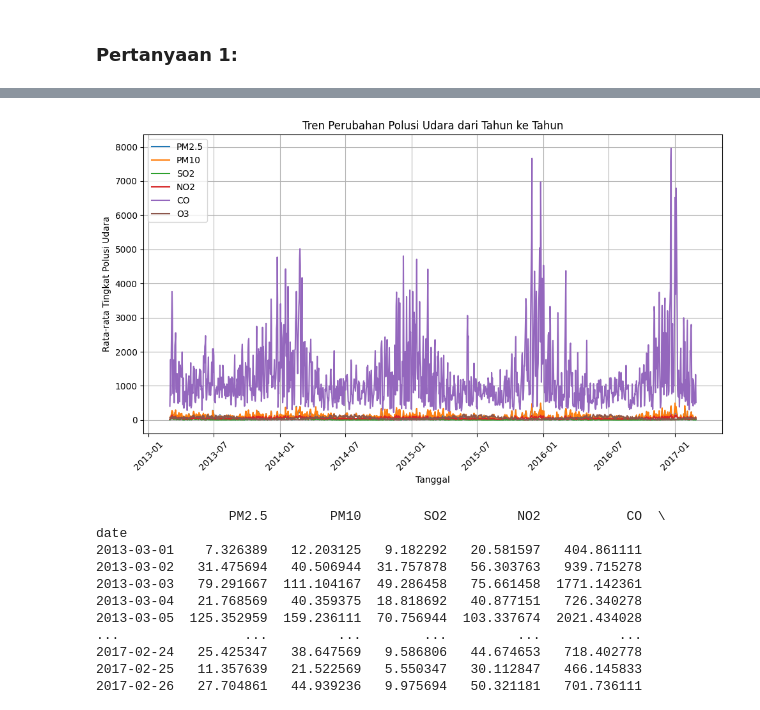
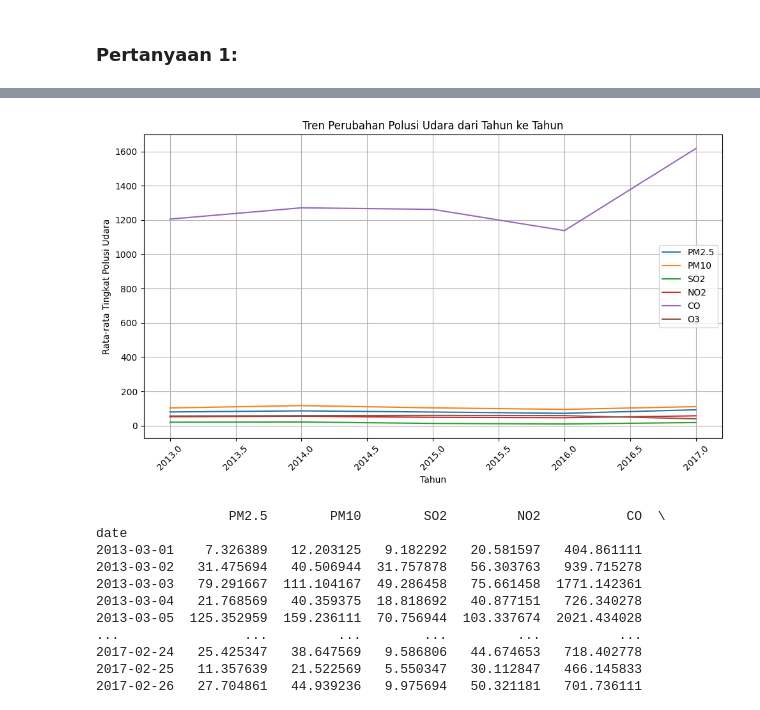
Before and after one commit to Vinzzztty/playground-data-analyst, a Jupyter notebook: Analisis Data/submission/notebook.ipynb, the cells around one changed output, grey strips where cells are left out. Cells and saved outputs as stored; diff of their text form; code cells hidden in the pictures.

```diff
--- a/Analisis Data/submission/notebook.ipynb
+++ b/Analisis Data/submission/notebook.ipynb
@@ -427,19 +396,24 @@ date
+# %%
+df["year"] = pd.to_datetime(df["date"]).dt.year  # Menambahkan kolom tahun
+avg_pollution_by_year = df.groupby("year")[
+    ["PM2.5", "PM10", "SO2", "NO2", "CO", "O3"]
+].mean()
 # %%
 # Plot
 plt.figure(figsize=(10, 6))
-for column in avg_pollution_by_date.columns:
-    plt.plot(avg_pollution_by_date.index, avg_pollution_by_date[column], label=column)
+for column in avg_pollution_by_year.columns:
+    plt.plot(avg_pollution_by_year.index, avg_pollution_by_year[column], label=column)
 
 plt.title('Tren Perubahan Polusi Udara dari Tahun ke Tahun')
-plt.xlabel('Tanggal')
+plt.xlabel('Tahun')
 plt.ylabel('Rata-rata Tingkat Polusi Udara')
 plt.legend()
 plt.grid(True)
 plt.xticks(rotation=45)
 plt.tight_layout()
 plt.show()
 # %% [output]
-[figure, old version]
+[figure, new version]
 # %%
 # %% [output]
                  PM2.5        PM10        SO2         NO2           CO  \
```
Also changed, not shown: parts of 5 cells of this notebook, 1 other file.
